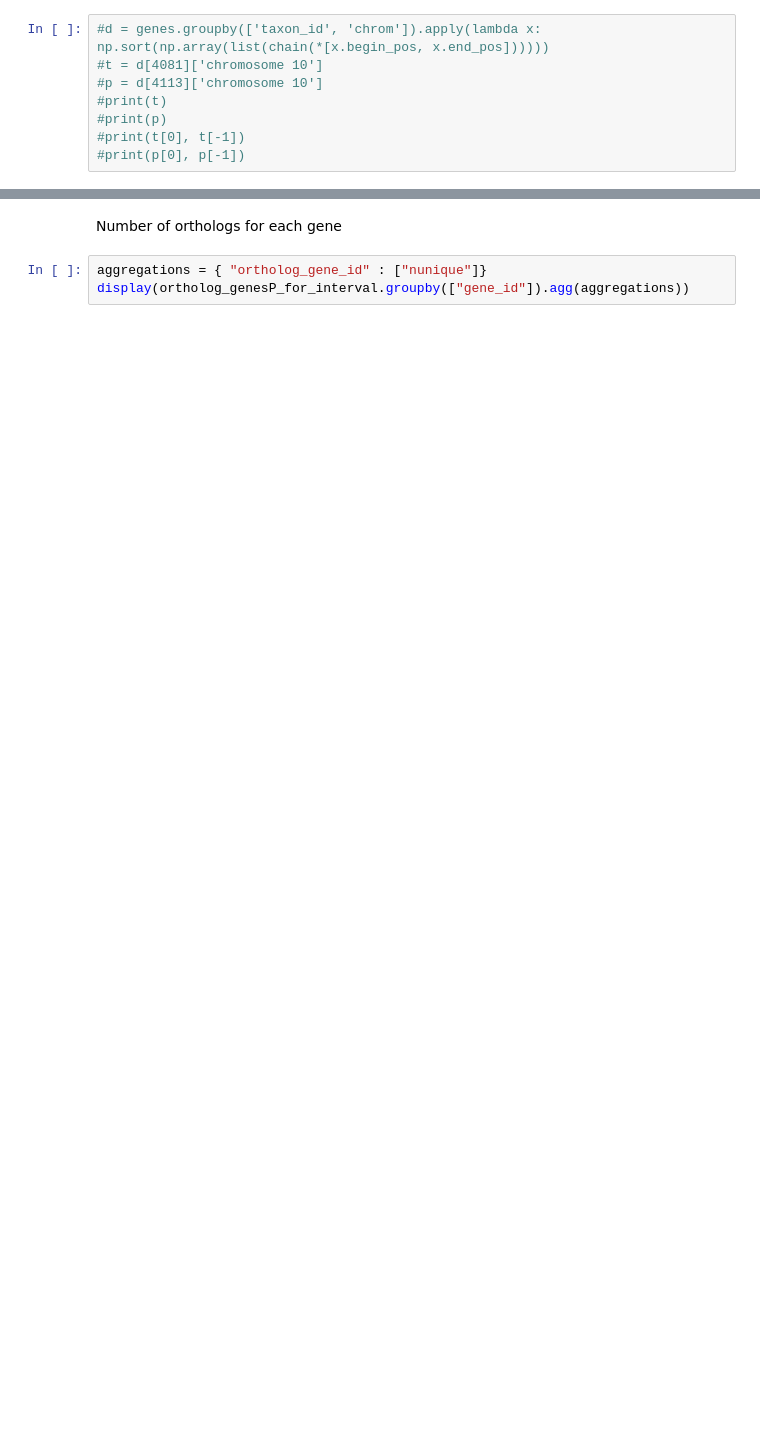
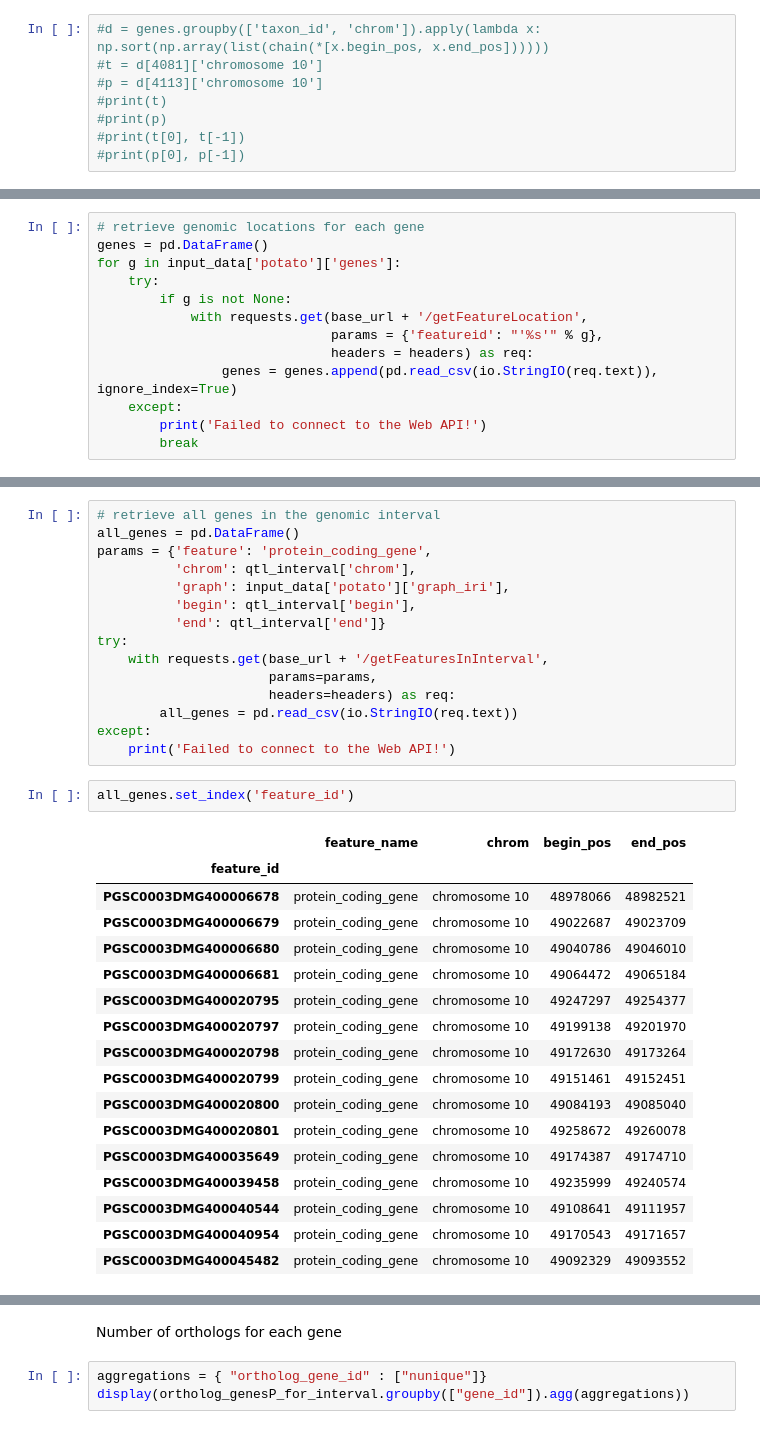
Before and after one commit to candYgene/notebooks, a Jupyter notebook: jupyter/QTL_fruitshape_orthologs.ipynb, the cells around one changed output, grey strips where cells are left out. Cells and saved outputs as stored; diff of their text form; blank space fills up the shorter version.

```diff
--- a/jupyter/QTL_fruitshape_orthologs.ipynb
+++ b/jupyter/QTL_fruitshape_orthologs.ipynb
@@ -249,0 +173,13 @@ except:
+# %%
+# retrieve genomic locations for each gene
+genes = pd.DataFrame()
+for g in input_data['potato']['genes']:
+    try:
+        if g is not None:
+            with requests.get(base_url + '/getFeatureLocation',
+                              params = {'featureid': "'%s'" % g},
+                              headers = headers) as req:
+                genes = genes.append(pd.read_csv(io.StringIO(req.text)), ignore_index=True)
+    except:
+        print('Failed to connect to the Web API!')
+        break
@@ -249,0 +207,35 @@ except:
+# %%
+# retrieve all genes in the genomic interval
+all_genes = pd.DataFrame()
+params = {'feature': 'protein_coding_gene',
+          'chrom': qtl_interval['chrom'],
+          'graph': input_data['potato']['graph_iri'],
+          'begin': qtl_interval['begin'],
+          'end': qtl_interval['end']}
+try:
+    with requests.get(base_url + '/getFeaturesInInterval',
+                      params=params,
+                      headers=headers) as req:
+        all_genes = pd.read_csv(io.StringIO(req.text))
+except:
+    print('Failed to connect to the Web API!')
+# %%
+all_genes.set_index('feature_id')
+# %% [output]
+|  | feature_name | chrom | begin_pos | end_pos |
+| feature_id |  |  |  |  |
+| PGSC0003DMG400006678 | protein_coding_gene | chromosome 10 | 48978066 | 48982521 |
+| PGSC0003DMG400006679 | protein_coding_gene | chromosome 10 | 49022687 | 49023709 |
+| PGSC0003DMG400006680 | protein_coding_gene | chromosome 10 | 49040786 | 49046010 |
+| PGSC0003DMG400006681 | protein_coding_gene | chromosome 10 | 49064472 | 49065184 |
+| PGSC0003DMG400020795 | protein_coding_gene | chromosome 10 | 49247297 | 49254377 |
+| PGSC0003DMG400020797 | protein_coding_gene | chromosome 10 | 49199138 | 49201970 |
+| PGSC0003DMG400020798 | protein_coding_gene | chromosome 10 | 49172630 | 49173264 |
+| PGSC0003DMG400020799 | protein_coding_gene | chromosome 10 | 49151461 | 49152451 |
+| PGSC0003DMG400020800 | protein_coding_gene | chromosome 10 | 49084193 | 49085040 |
+| PGSC0003DMG400020801 | protein_coding_gene | chromosome 10 | 49258672 | 49260078 |
+| PGSC0003DMG400035649 | protein_coding_gene | chromosome 10 | 49174387 | 49174710 |
+| PGSC0003DMG400039458 | protein_coding_gene | chromosome 10 | 49235999 | 49240574 |
+| PGSC0003DMG400040544 | protein_coding_gene | chromosome 10 | 49108641 | 49111957 |
+| PGSC0003DMG400040954 | protein_coding_gene | chromosome 10 | 49170543 | 49171657 |
+| PGSC0003DMG400045482 | protein_coding_gene | chromosome 10 | 49092329 | 49093552 |
```
Also changed, not shown: parts of 32 cells of this notebook.
